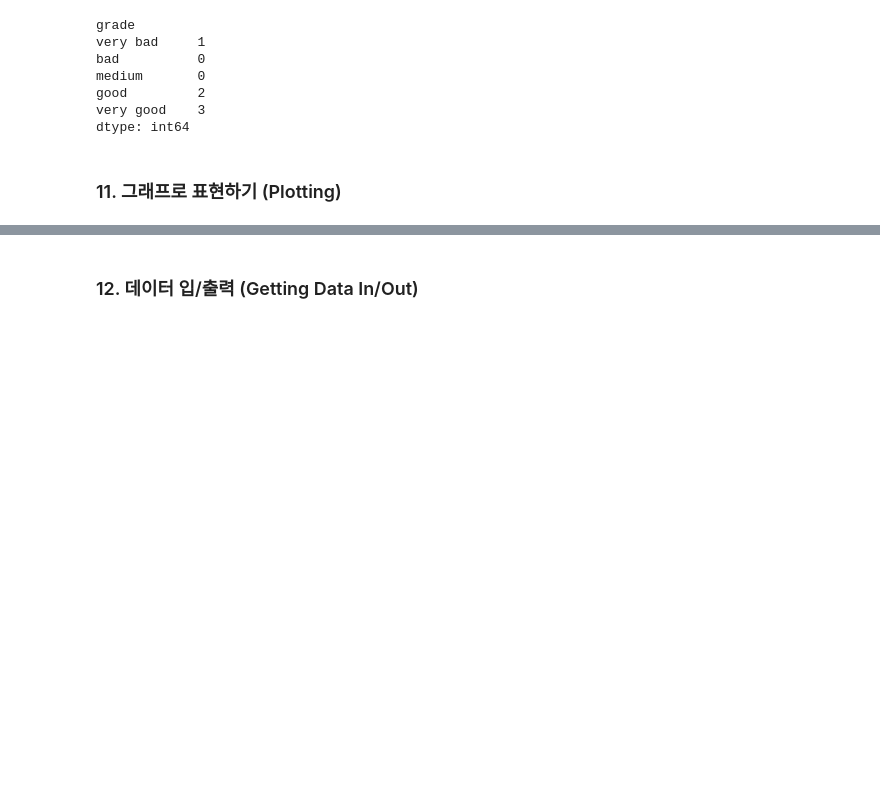
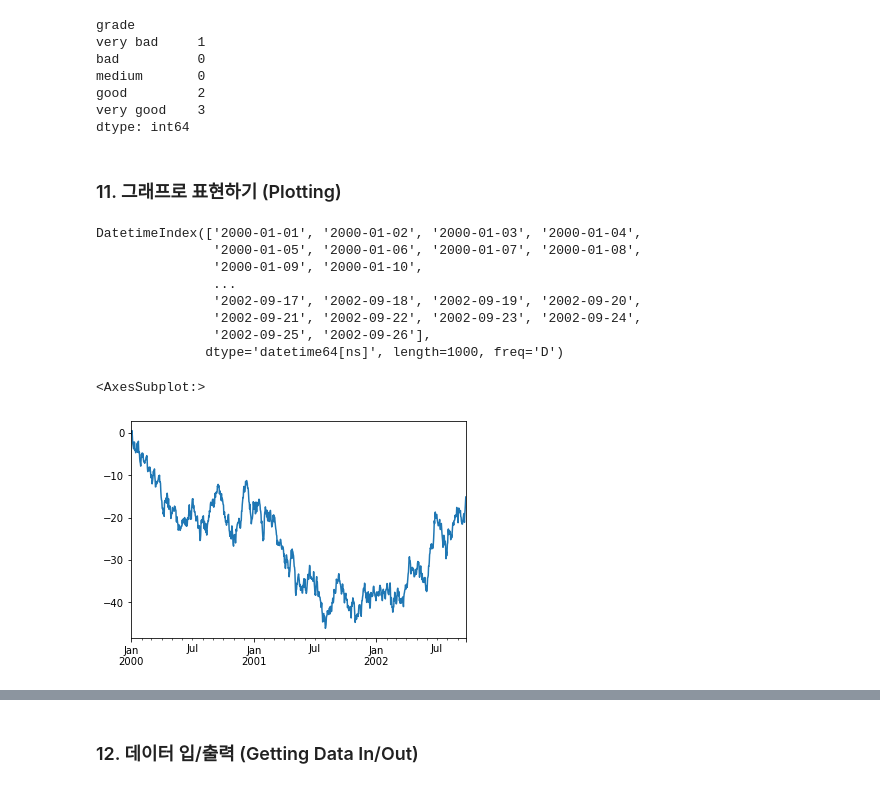
Before and after one commit to objectin/pandas_exercises, a Jupyter notebook: 10_minute_pandas.ipynb, the cells around one changed output, grey strips where cells are left out. Saved outputs shown, nothing was run; the diff lists cells and outputs as text; code cells hidden in the pictures; blank space fills up the shorter version.

```diff
--- a/10_minute_pandas.ipynb
+++ b/10_minute_pandas.ipynb
@@ -1064,3 +1066,19 @@ very good    3
 dtype: int64
 # %% [markdown]
 ### 11. 그래프로 표현하기 (Plotting)
+# %%
+ts = pd.Series(np.random.randn(1000), index=pd.date_range('1/1/2000', periods=1000))
+print(ts.index)
+ts = ts.cumsum()
+ts.plot()
+# %% [output]
+DatetimeIndex(['2000-01-01', '2000-01-02', '2000-01-03', '2000-01-04',
+               '2000-01-05', '2000-01-06', '2000-01-07', '2000-01-08',
+               '2000-01-09', '2000-01-10',
+               ...
+               '2002-09-17', '2002-09-18', '2002-09-19', '2002-09-20',
+               '2002-09-21', '2002-09-22', '2002-09-23', '2002-09-24',
+               '2002-09-25', '2002-09-26'],
+              dtype='datetime64[ns]', length=1000, freq='D')
+<AxesSubplot:>
+[figure, added]
```
Also changed, not shown: parts of 79 cells of this notebook, 3 other files.
